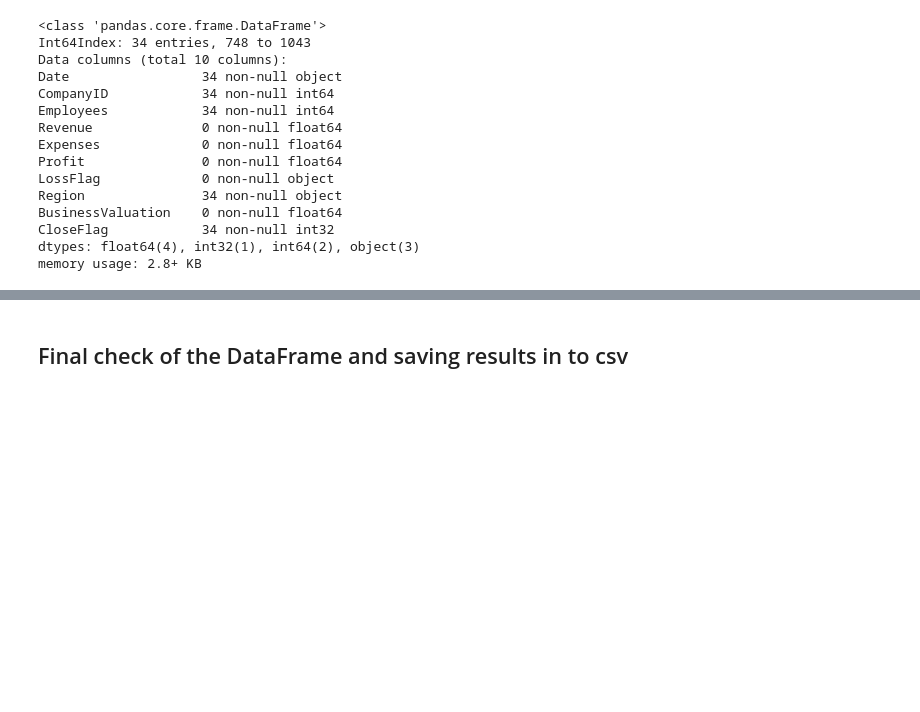
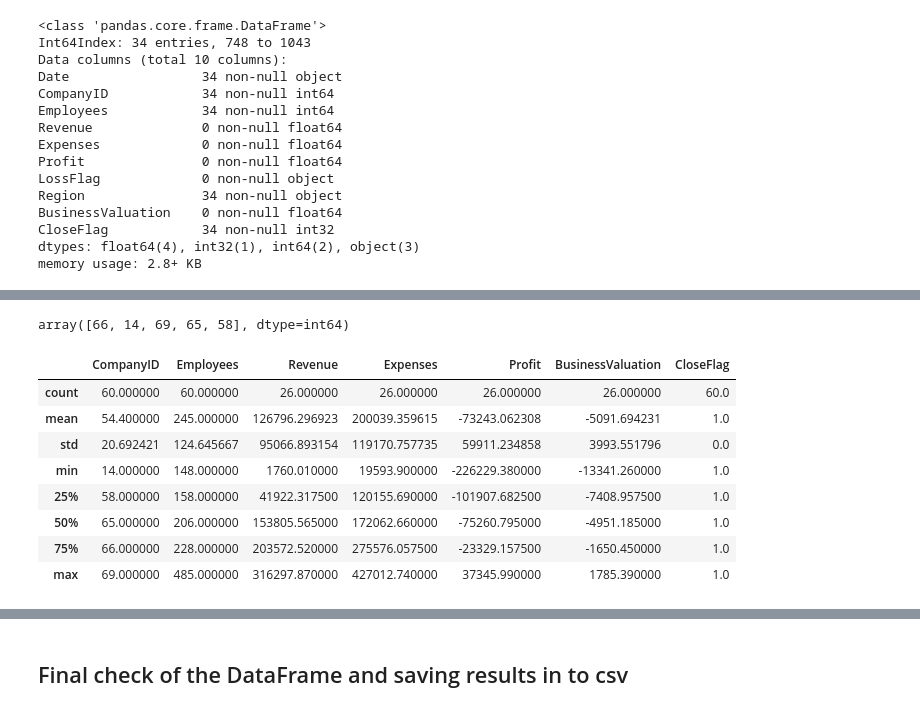
Before and after one commit to korotulea/SDS-FELLOWSHIP-CHALLENGE, a Jupyter notebook: Challenge 2 - Cleaning the Artificial Dataset.ipynb, the cells around one changed output, grey strips where cells are left out. Drawn from its saved outputs; the diff is of its cells as text; code cells hidden in the pictures; blank space fills up the shorter version.

```diff
--- a/Challenge 2 - Cleaning the Artificial Dataset.ipynb
+++ b/Challenge 2 - Cleaning the Artificial Dataset.ipynb
@@ -393,0 +399,26 @@ memory usage: 2.8+ KB
+# %%
+# Find companies ID for closed businesses
+closed_IDs_array = df_tmp[df_tmp.CloseFlag == 1].CompanyID.unique()
+closed_IDs_array
+# %% [output]
+array([66, 14, 69, 65, 58], dtype=int64)
+# %%
+df_final = df_tmp.copy()
+def match_ID(x, array_to_match):
+    """
+    helper function for close flag set
+    """
+    return int(x in array_to_match)
+df_final['CloseFlag'] = df_final['CompanyID'].apply(lambda x: match_ID(x, closed_IDs_array))
+# Check the results
+df_final[df_final.CloseFlag == 1].describe()
+# %% [output]
+|  | CompanyID | Employees | Revenue | Expenses | Profit | BusinessValuation | CloseFlag |
+| count | 60.000000 | 60.000000 | 26.000000 | 26.000000 | 26.000000 | 26.000000 | 60.0 |
+| mean | 54.400000 | 245.000000 | 126796.296923 | 200039.359615 | -73243.062308 | -5091.694231 | 1.0 |
+| std | 20.692421 | 124.645667 | 95066.893154 | 119170.757735 | 59911.234858 | 3993.551796 | 0.0 |
+| min | 14.000000 | 148.000000 | 1760.010000 | 19593.900000 | -226229.380000 | -13341.260000 | 1.0 |
+| 25% | 58.000000 | 158.000000 | 41922.317500 | 120155.690000 | -101907.682500 | -7408.957500 | 1.0 |
+| 50% | 65.000000 | 206.000000 | 153805.565000 | 172062.660000 | -75260.795000 | -4951.185000 | 1.0 |
+| 75% | 66.000000 | 228.000000 | 203572.520000 | 275576.057500 | -23329.157500 | -1650.450000 | 1.0 |
+| max | 69.000000 | 485.000000 | 316297.870000 | 427012.740000 | 37345.990000 | 1785.390000 | 1.0 |
```
Also changed, not shown: parts of 5 cells of this notebook, 1 other file.
